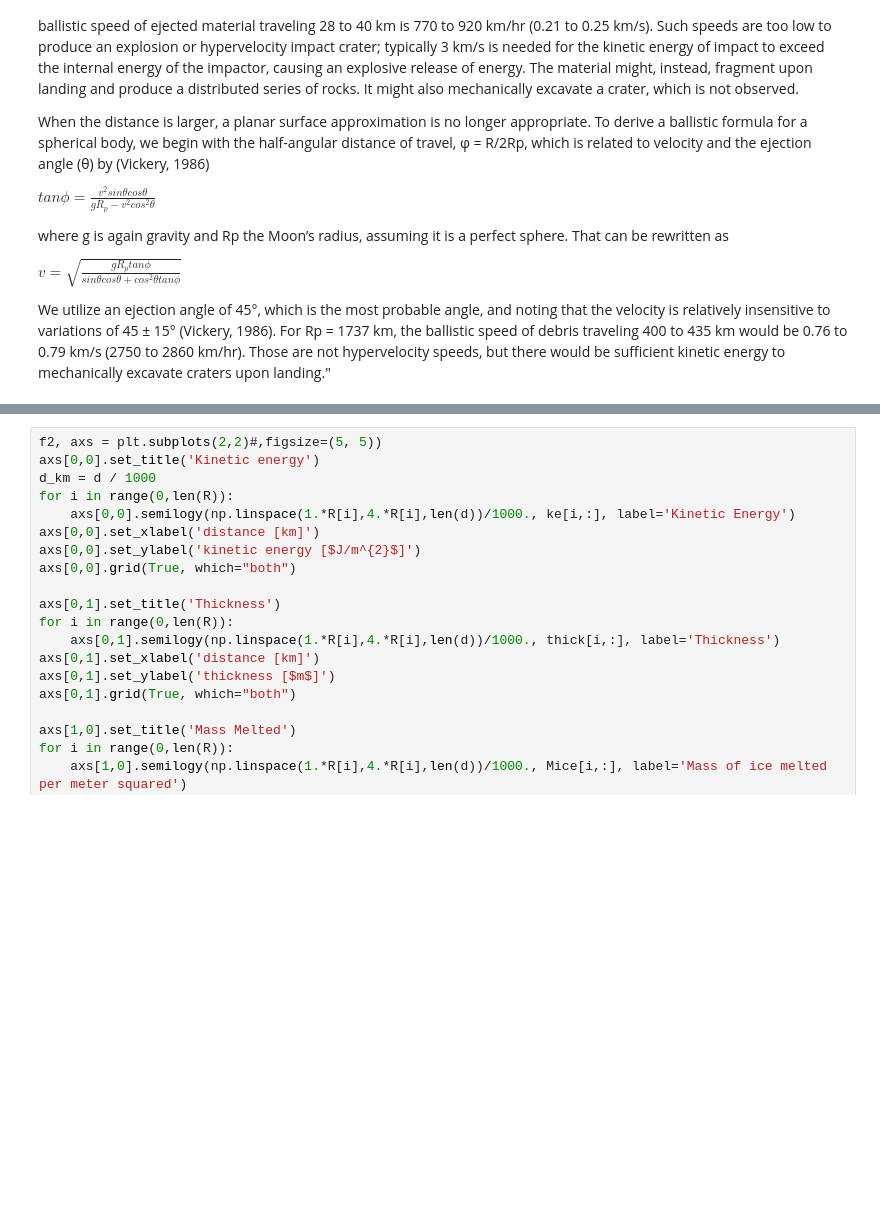
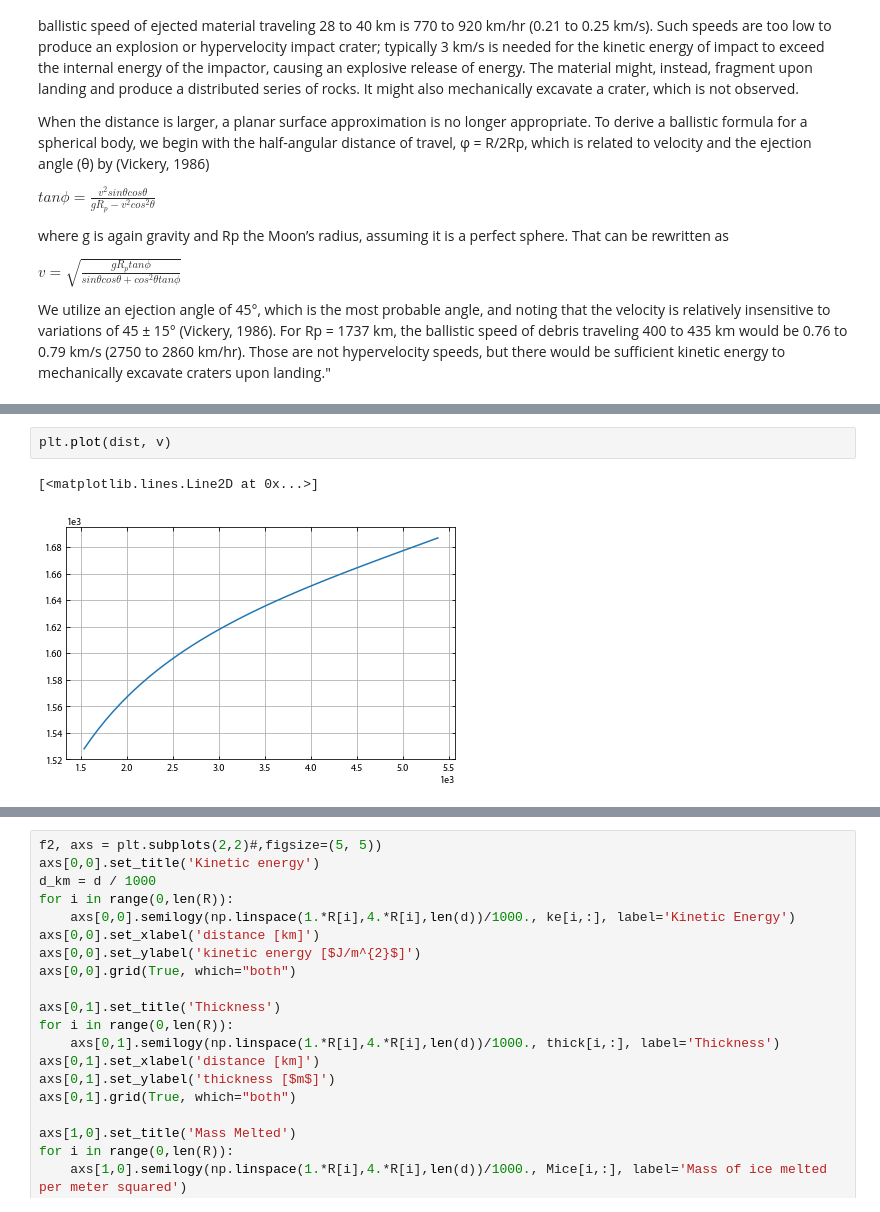
Before and after one commit to cjtu/moonpies, a Jupyter notebook: notebooks/ballistic_kinetic_energy.ipynb, the cells around one changed output, grey strips where cells are left out. Cells and saved outputs as stored; diff of their text form; blank space fills up the shorter version.

```diff
--- a/notebooks/ballistic_kinetic_energy.ipynb
+++ b/notebooks/ballistic_kinetic_energy.ipynb
@@ -127,0 +203,5 @@ Ballistic speed at distance 445 km: 2888 km/h
+# %%
+plt.plot(dist, v)
+# %% [output]
+[<matplotlib.lines.Line2D at 0x...>]
+[figure, added]
```
Also changed, not shown: parts of 11 cells of this notebook, 5 other files.
